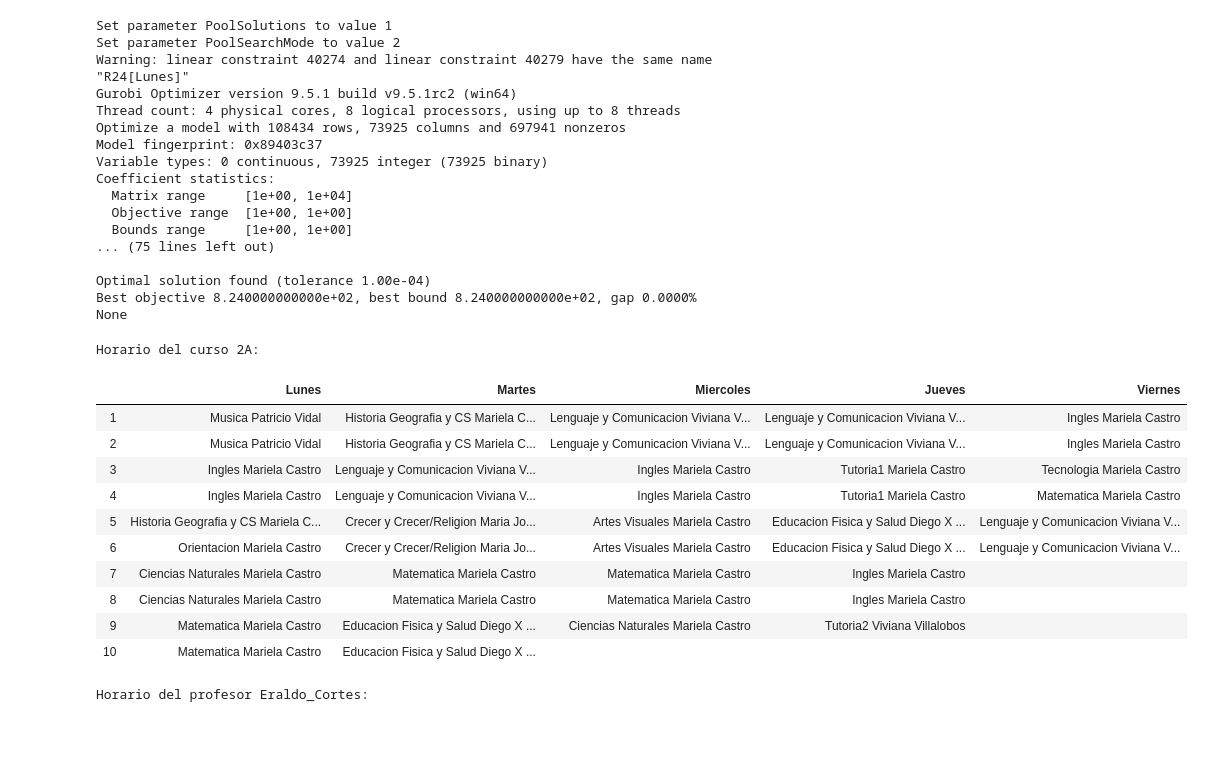
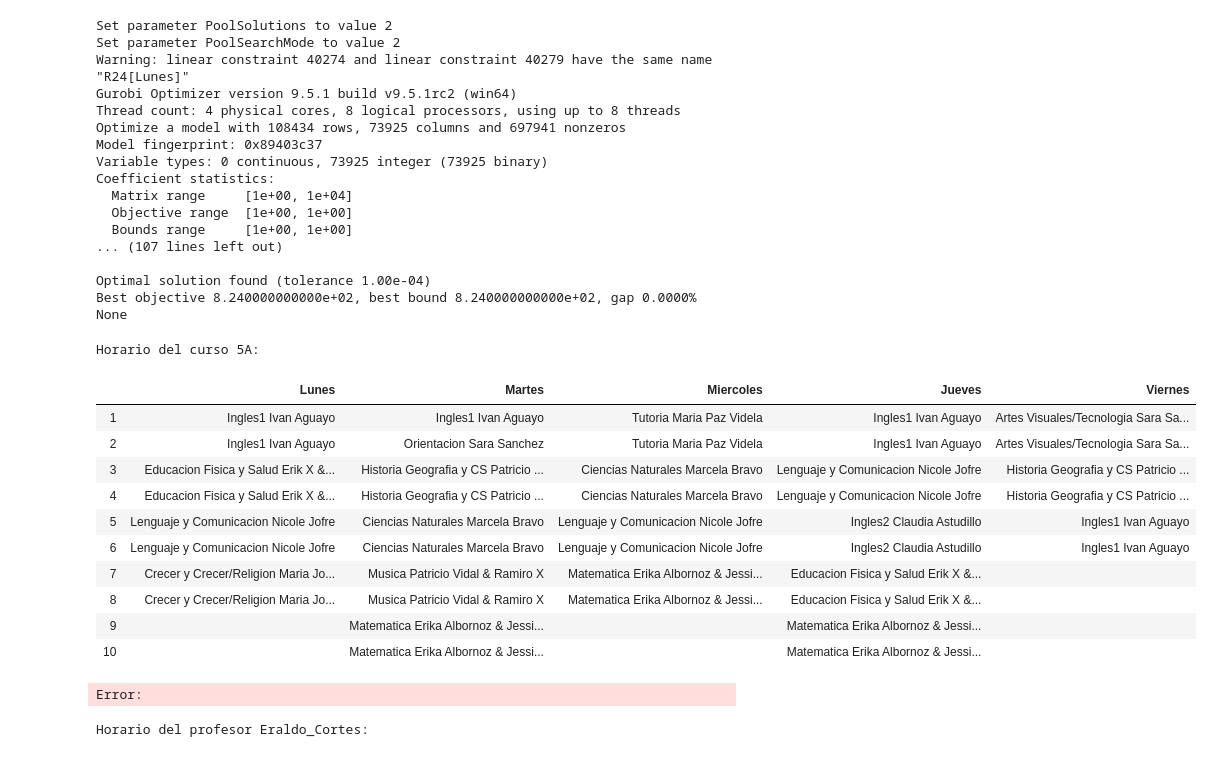
Before and after one commit to acarril/timetable_generator, a Jupyter notebook: Asignador/main.ipynb, the cells around one changed output. Drawn from its saved outputs; the diff is of its cells as text; code cells hidden in the pictures.

```diff
--- a/Asignador/main.ipynb
+++ b/Asignador/main.ipynb
@@ -233,7 +233,7 @@ for c,p,r,d,j in asignaciones_vetadas:
 for c in ramos_en_distintos_dias:
     for ls in ramos_en_distintos_dias[c]:
         for p1,r1,p2,r2 in [(ls[b][0][i],ls[b][1],ls[d][0][k],ls[d][1]) for b in range(len(ls)) for d in range(len(ls)) if b < d for i in range(len(ls[b][0])) for k in range(len(ls[d][0]))]:
-            model.addConstrs((sum(x[c,p1,r1,d,j] + x[c,p2,r2,d,j] + z[c,p1,r1,d,j] + z[c,p2,r2,d,j] + y[c,p1,r1,d,j] + y[c,p2,r2,d,j] for j in modulos) <= max(ramos_por_curso[c][r1]['maximo_modulos_diarios'], ramos_por_curso[c][r2]['maximo_modulos_diarios']) for d in dias),name="R24");
+            model.addConstrs((sum(x[c,p1,r1,d,j] + x[c,p2,r2,d,j] + z[c,p1,r1,d,j] + z[c,p2,r2,d,j] + y[c,p1,r1,d,j] + y[c,p2,r2,d,j] for j in modulos) <= max(ramos_por_curso[c][r1]['maximo_modulos_diarios'], ramos_por_curso[c][r2]['maximo_modulos_diarios']) for d in dias),name=f"R24[{c},{p1},{p2},{r1},{r2}]");
 # %%
 model.addConstrs((x[c,p,r,d,j] + z[c,p,r,d,j] + y[c,p,r,d,j]<= 1 for c,p,r in total_asignaciones for d in dias for j in modulos),name="R25");
 # %%
@@ -246,7 +246,7 @@ model.addConstrs((y[c,p,r,d,j] == 0 for c,p,r in total_asignaciones for d in dia
 obj = sum(n[p,d,j] for p in carga_profesores for d in dias for j in [i for i in modulos if i+4 in modulos])
 model.setObjective(obj, GRB.MINIMIZE)
 
-model.setParam("PoolSolutions", 1)
+model.setParam("PoolSolutions", 2)
 model.setParam('PoolSearchMode', 2)
 model.setParam('OutputFlag', 1)
 model.update()
@@ -285,7 +285,7 @@ for i in range(model.SolCount):
 # model.optimize()
 # model.write('out.sol')
 # %% [output]
-Set parameter PoolSolutions to value 1
+Set parameter PoolSolutions to value 2
 Set parameter PoolSearchMode to value 2
 Warning: linear constraint 40274 and linear constraint 40279 have the same name "R24[Lunes]"
 Gurobi Optimizer version 9.5.1 build v9.5.1rc2 (win64)
@@ -297,7 +297,7 @@ Coefficient statistics:
   Matrix range     [1e+00, 1e+04]
   Objective range  [1e+00, 1e+00]
   Bounds range     [1e+00, 1e+00]
-... (75 lines left out)
+... (107 lines left out)
 
 Optimal solution found (tolerance 1.00e-04)
 Best objective 8.240000000000e+02, best bound 8.240000000000e+02, gap 0.0000%
@@ -393,46 +393,47 @@ def generar_horario(curso, numero_sol):
                 lista_dia = []
                 ultimo_dia = elem[3]
                 lista_dia.append(ultimo_dia)
                 elem[2] = elem[2].replace('_', ' ')
                 elem[1] = elem[1].replace('_', ' ')
                 lista_dia.append(f'{elem[2]} \n {elem[1]}')
             else:
                 elem[2] = elem[2].replace('_', ' ')
                 elem[1] = elem[1].replace('_', ' ')
                 lista_dia.append(f'{elem[2]} \n {elem[1]}')
 
     lista_auxiliar.append(lista_dia)
     lista_auxiliar = lista_auxiliar[1:]
     len_maxima = 0
     for dia in lista_auxiliar:
         if len(dia) > len_maxima:
             len_maxima = len(dia)
 
     horario.add_column('', [i+1 for i in range(len_maxima - 1)])
 
     for i in range(len(lista_auxiliar)):
         for j in range(len_maxima - len(lista_auxiliar[i])):
             lista_auxiliar[i].append('')
         horario.add_column(lista_auxiliar[i][0], lista_auxiliar[i][1:], align='c')
     horario.format = True
     print(f'Horario del curso {curso}: ')
     return horario
 
-curso = '2A'
-generar_horario(curso,numero_sol=1)
+curso = '5A'
+generar_horario(curso,numero_sol=2)
 # %% [output]
-Horario del curso 2A:
+Horario del curso 5A:
 |  | Lunes | Martes | Miercoles | Jueves | Viernes |
-| 1 | Musica Patricio Vidal | Historia Geografia y CS Mariela C... | Lenguaje y Comunicacion Viviana V... | Lenguaje y Comunicacion Viviana V... | Ingles Mariela Castro |
-| 2 | Musica Patricio Vidal | Historia Geografia y CS Mariela C... | Lenguaje y Comunicacion Viviana V... | Lenguaje y Comunicacion Viviana V... | Ingles Mariela Castro |
-| 3 | Ingles Mariela Castro | Lenguaje y Comunicacion Viviana V... | Ingles Mariela Castro | Tutoria1 Mariela Castro | Tecnologia Mariela Castro |
-| 4 | Ingles Mariela Castro | Lenguaje y Comunicacion Viviana V... | Ingles Mariela Castro | Tutoria1 Mariela Castro | Matematica Mariela Castro |
-| 5 | Historia Geografia y CS Mariela C... | Crecer y Crecer/Religion Maria Jo... | Artes Visuales Mariela Castro | Educacion Fisica y Salud Diego X ... | Lenguaje y Comunicacion Viviana V... |
-| 6 | Orientacion Mariela Castro | Crecer y Crecer/Religion Maria Jo... | Artes Visuales Mariela Castro | Educacion Fisica y Salud Diego X ... | Lenguaje y Comunicacion Viviana V... |
-| 7 | Ciencias Naturales Mariela Castro | Matematica Mariela Castro | Matematica Mariela Castro | Ingles Mariela Castro |  |
-| 8 | Ciencias Naturales Mariela Castro | Matematica Mariela Castro | Matematica Mariela Castro | Ingles Mariela Castro |  |
-| 9 | Matematica Mariela Castro | Educacion Fisica y Salud Diego X ... | Ciencias Naturales Mariela Castro | Tutoria2 Viviana Villalobos |  |
-| 10 | Matematica Mariela Castro | Educacion Fisica y Salud Diego X ... |  |  |  |
+| 1 | Ingles1 Ivan Aguayo | Ingles1 Ivan Aguayo | Tutoria Maria Paz Videla | Ingles1 Ivan Aguayo | Artes Visuales/Tecnologia Sara Sa... |
+| 2 | Ingles1 Ivan Aguayo | Orientacion Sara Sanchez | Tutoria Maria Paz Videla | Ingles1 Ivan Aguayo | Artes Visuales/Tecnologia Sara Sa... |
+| 3 | Educacion Fisica y Salud Erik X &... | Historia Geografia y CS Patricio ... | Ciencias Naturales Marcela Bravo | Lenguaje y Comunicacion Nicole Jofre | Historia Geografia y CS Patricio ... |
+| 4 | Educacion Fisica y Salud Erik X &... | Historia Geografia y CS Patricio ... | Ciencias Naturales Marcela Bravo | Lenguaje y Comunicacion Nicole Jofre | Historia Geografia y CS Patricio ... |
+| 5 | Lenguaje y Comunicacion Nicole Jofre | Ciencias Naturales Marcela Bravo | Lenguaje y Comunicacion Nicole Jofre | Ingles2 Claudia Astudillo | Ingles1 Ivan Aguayo |
+| 6 | Lenguaje y Comunicacion Nicole Jofre | Ciencias Naturales Marcela Bravo | Lenguaje y Comunicacion Nicole Jofre | Ingles2 Claudia Astudillo | Ingles1 Ivan Aguayo |
+| 7 | Crecer y Crecer/Religion Maria Jo... | Musica Patricio Vidal & Ramiro X | Matematica Erika Albornoz & Jessi... | Educacion Fisica y Salud Erik X &... |  |
+| 8 | Crecer y Crecer/Religion Maria Jo... | Musica Patricio Vidal & Ramiro X | Matematica Erika Albornoz & Jessi... | Educacion Fisica y Salud Erik X &... |  |
+| 9 |  | Matematica Erika Albornoz & Jessi... |  | Matematica Erika Albornoz & Jessi... |  |
+| 10 |  | Matematica Erika Albornoz & Jessi... |  | Matematica Erika Albornoz & Jessi... |  |
+Error:
 # %%
 def generar_horario_profesor(nombre_profesor,numero_sol):
     clases_profesor = []
```
Also changed, not shown: 1 other file.
